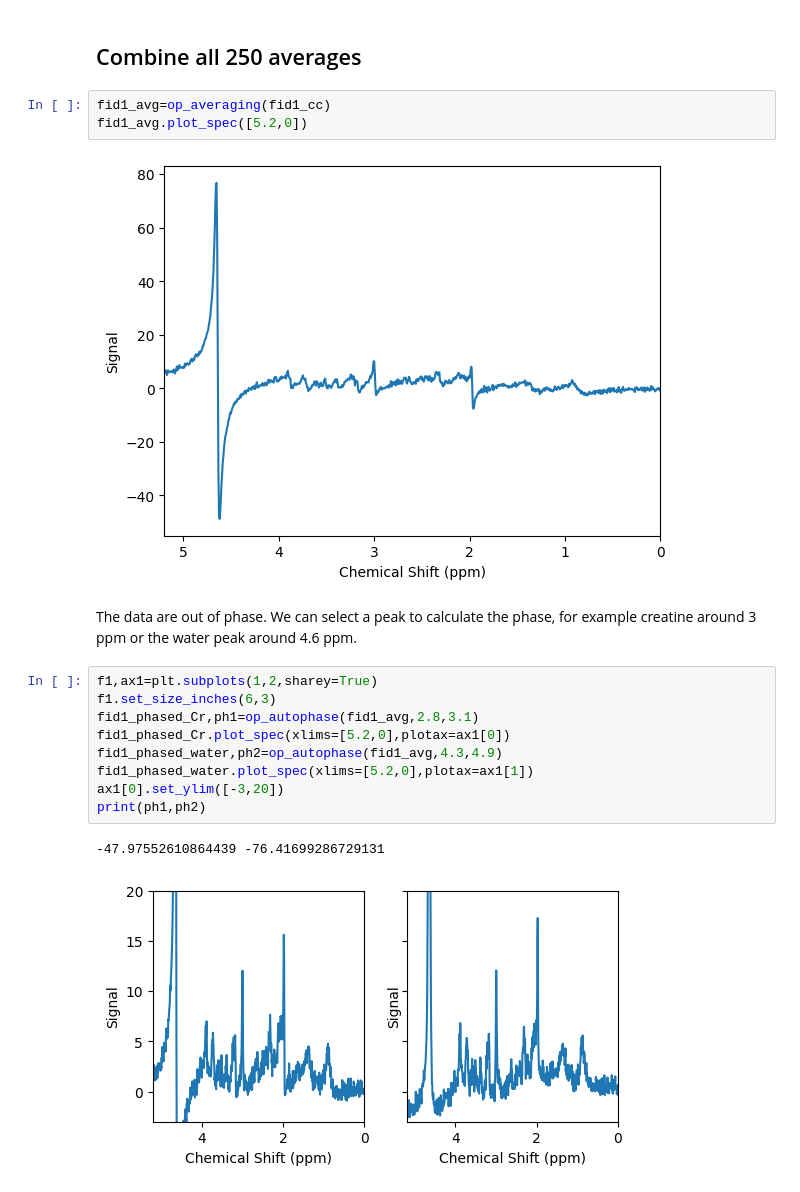
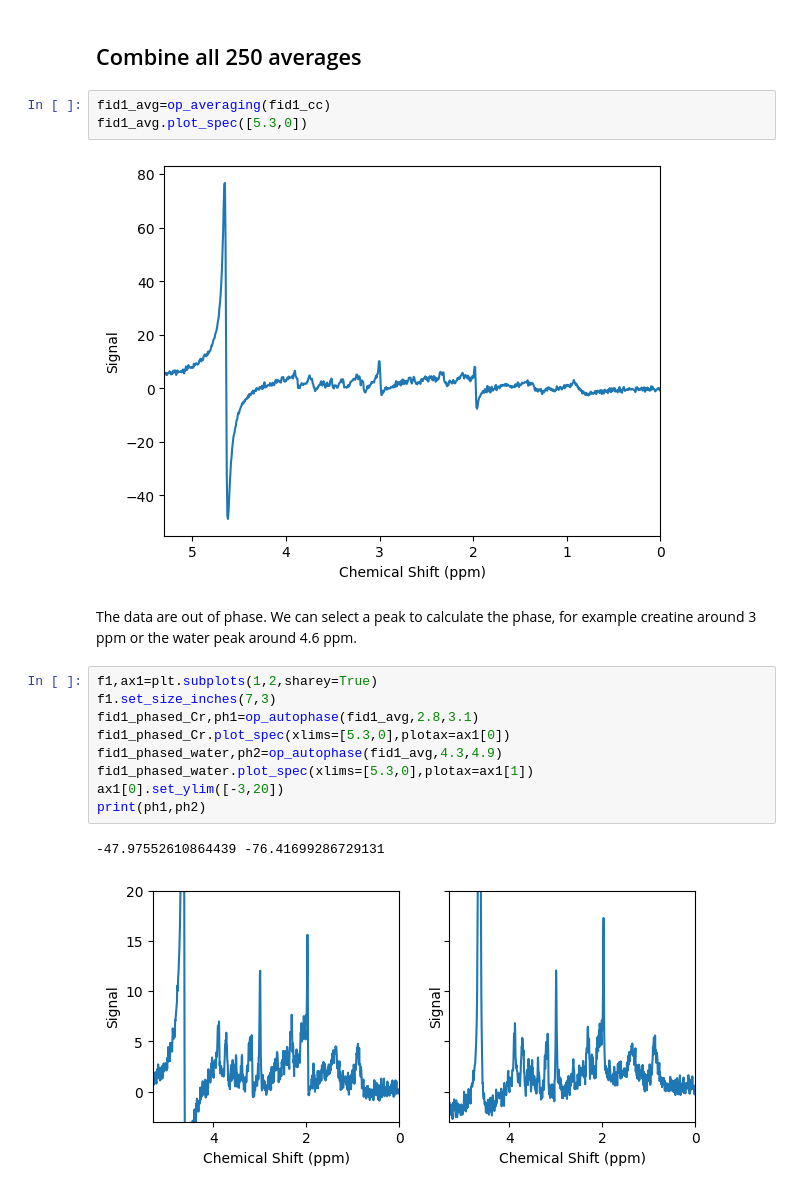
Before and after one commit to bailey-co/pyFID-A-for-binder, a Jupyter notebook: MRS_processing.ipynb, the cells around one changed output. Drawn from its saved outputs; the diff is of its cells as text.

```diff
--- a/MRS_processing.ipynb
+++ b/MRS_processing.ipynb
@@ -38,20 +44,20 @@ fid1_cc.plot_spec()
 ## Combine all 250 averages
 # %%
 fid1_avg=op_averaging(fid1_cc)
-fid1_avg.plot_spec([5.2,0])
+fid1_avg.plot_spec([5.3,0])
 # %% [output]
-[figure, old version]
+[figure, new version]
 # %% [markdown]
 The data are out of phase. We can select a peak to calculate the phase, for example creatine around 3 ppm or the water peak around 4.6 ppm.
 # %%
 f1,ax1=plt.subplots(1,2,sharey=True)
-f1.set_size_inches(6,3)
+f1.set_size_inches(7,3)
 fid1_phased_Cr,ph1=op_autophase(fid1_avg,2.8,3.1)
-fid1_phased_Cr.plot_spec(xlims=[5.2,0],plotax=ax1[0])
+fid1_phased_Cr.plot_spec(xlims=[5.3,0],plotax=ax1[0])
 fid1_phased_water,ph2=op_autophase(fid1_avg,4.3,4.9)
-fid1_phased_water.plot_spec(xlims=[5.2,0],plotax=ax1[1])
+fid1_phased_water.plot_spec(xlims=[5.3,0],plotax=ax1[1])
 ax1[0].set_ylim([-3,20])
 print(ph1,ph2)
 # %% [output]
 -47.97552610864439 -76.41699286729131
-[figure, old version]
+[figure, new version]
```
Also changed, not shown: parts of 3 cells of this notebook.
